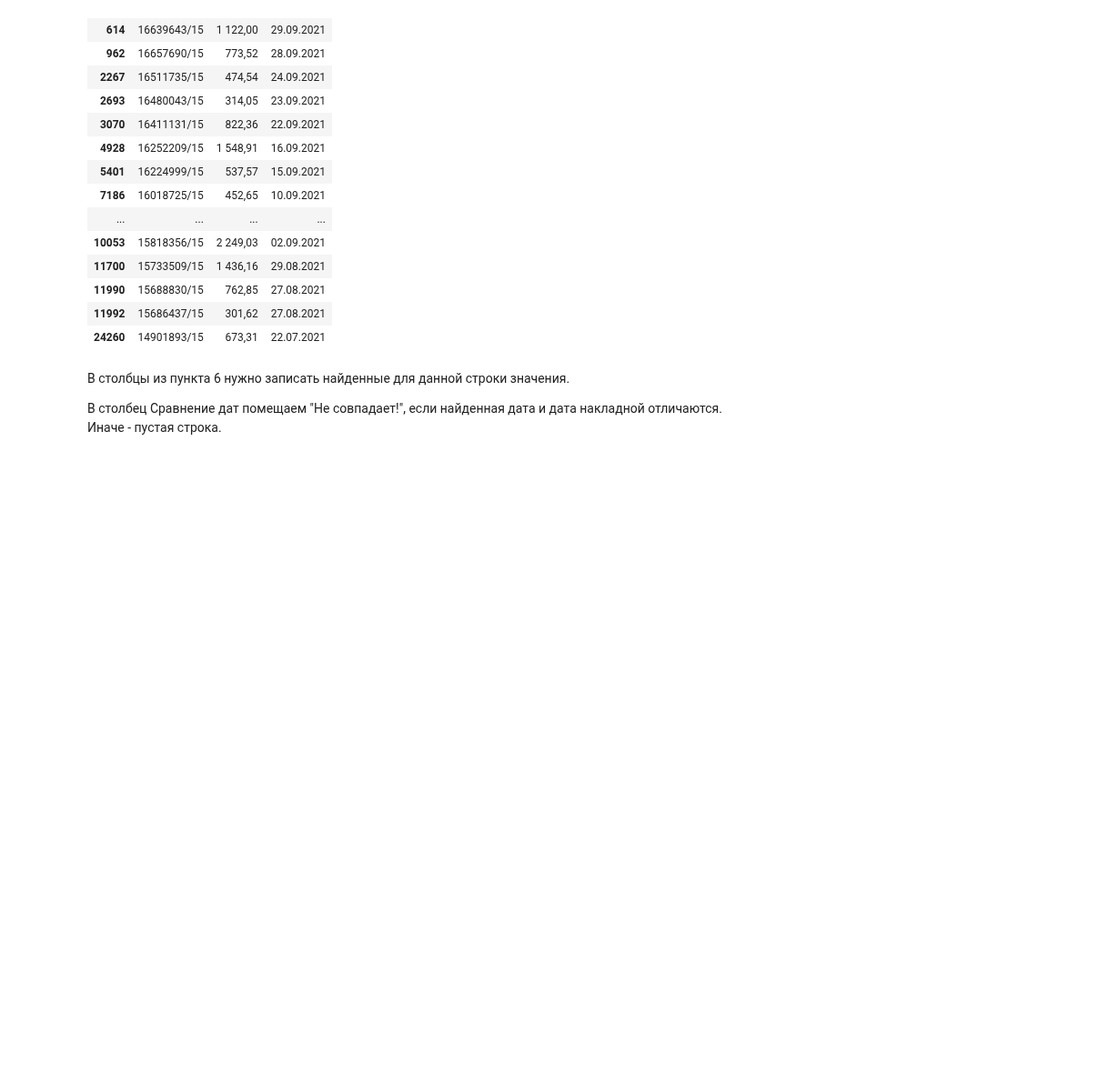
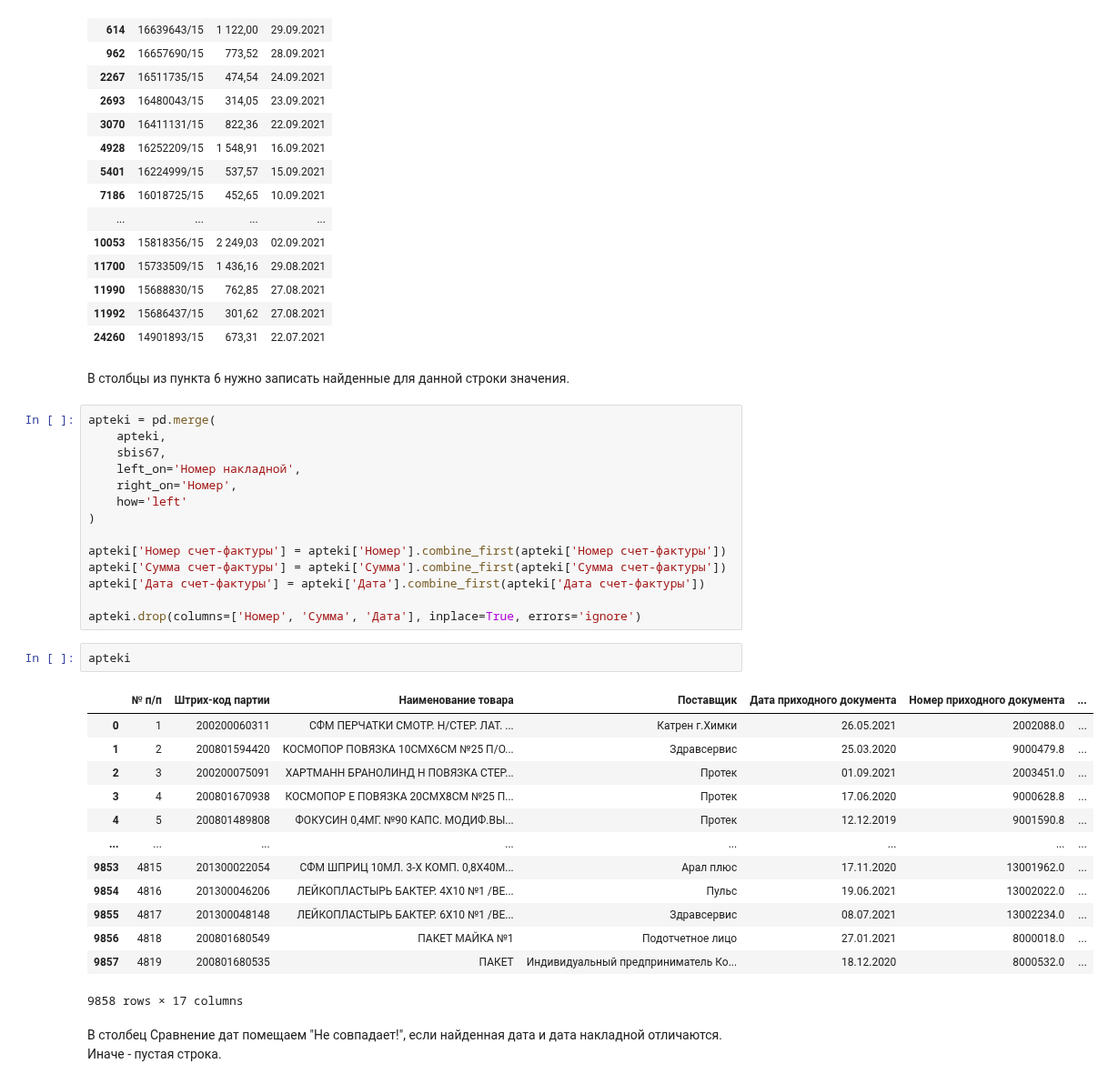
Before and after one commit to mishandri/Data-Analysis, a Jupyter notebook: 07. Практический кейс Pandas/Case 7. Решение.ipynb, the cells around one changed output. Shown at 91% size. Drawn from its saved outputs; the diff is of its cells as text; blank space fills up the shorter version.

```diff
--- a/07. Практический кейс Pandas/Case 7. Решение.ipynb
+++ b/07. Практический кейс Pandas/Case 7. Решение.ipynb
@@ -207,5 +209,35 @@ sbis67
 | 24260 | 14901893/15 | 673,31 | 22.07.2021 |
 # %% [markdown]
 В столбцы из пункта 6 нужно записать найденные для данной строки значения.
-
-В столбец Сравнение дат помещаем "Не совпадает!", если найденная дата и дата накладной отличаются. Иначе - пустая строка.
+# %%
+apteki = pd.merge(
+    apteki,
+    sbis67,
+    left_on='Номер накладной',
+    right_on='Номер',
+    how='left'
+)
+
+apteki['Номер счет-фактуры'] = apteki['Номер'].combine_first(apteki['Номер счет-фактуры'])
+apteki['Сумма счет-фактуры'] = apteki['Сумма'].combine_first(apteki['Сумма счет-фактуры'])
+apteki['Дата счет-фактуры'] = apteki['Дата'].combine_first(apteki['Дата счет-фактуры'])
+
+apteki.drop(columns=['Номер', 'Сумма', 'Дата'], inplace=True, errors='ignore')
+# %%
+apteki
+# %% [output]
+|  | № п/п | Штрих-код партии | Наименование товара | Поставщик | Дата приходного документа | Номер приходного документа | ... |
+| 0 | 1 | 200200060311 | СФМ ПЕРЧАТКИ СМОТР. Н/СТЕР. ЛАТ. ... | Катрен г.Химки | 26.05.2021 | 2002088.0 | ... |
+| 1 | 2 | 200801594420 | КОСМОПОР ПОВЯЗКА 10СМХ6СМ №25 П/О... | Здравсервис | 25.03.2020 | 9000479.8 | ... |
+| 2 | 3 | 200200075091 | ХАРТМАНН БРАНОЛИНД H ПОВЯЗКА СТЕР... | Протек | 01.09.2021 | 2003451.0 | ... |
+| 3 | 4 | 200801670938 | КОСМОПОР Е ПОВЯЗКА 20СМХ8СМ №25 П... | Протек | 17.06.2020 | 9000628.8 | ... |
+| 4 | 5 | 200801489808 | ФОКУСИН 0,4МГ. №90 КАПС. МОДИФ.ВЫ... | Протек | 12.12.2019 | 9001590.8 | ... |
+| ... | ... | ... | ... | ... | ... | ... | ... |
+| 9853 | 4815 | 201300022054 | СФМ ШПРИЦ 10МЛ. 3-Х КОМП. 0,8Х40М... | Арал плюс | 17.11.2020 | 13001962.0 | ... |
+| 9854 | 4816 | 201300046206 | ЛЕЙКОПЛАСТЫРЬ БАКТЕР. 4Х10 №1 /ВЕ... | Пульс | 19.06.2021 | 13002022.0 | ... |
+| 9855 | 4817 | 201300048148 | ЛЕЙКОПЛАСТЫРЬ БАКТЕР. 6X10 №1 /ВЕ... | Здравсервис | 08.07.2021 | 13002234.0 | ... |
+| 9856 | 4818 | 200801680549 | ПАКЕТ МАЙКА №1 | Подотчетное лицо | 27.01.2021 | 8000018.0 | ... |
+| 9857 | 4819 | 200801680535 | ПАКЕТ | Индивидуальный предприниматель Ко... | 18.12.2020 | 8000532.0 | ... |
+9858 rows × 17 columns
+# %% [markdown]
+В столбец Сравнение дат помещаем "Не совпадает!", если найденная дата и дата накладной отличаются. Иначе - пустая строка.
```
Also changed, not shown: parts of 6 cells of this notebook.
